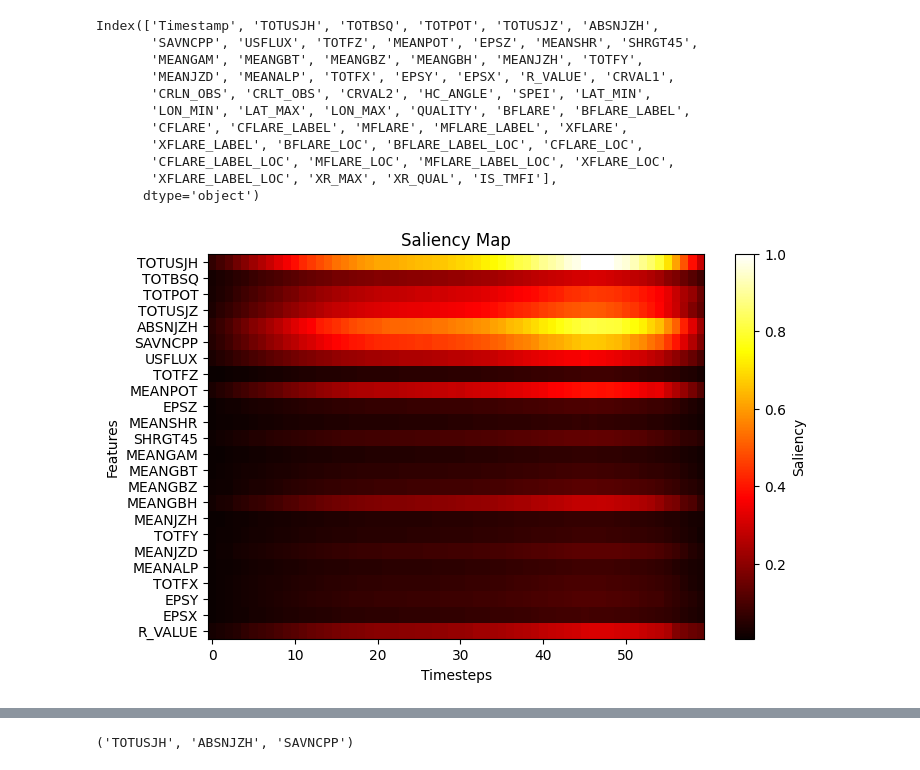
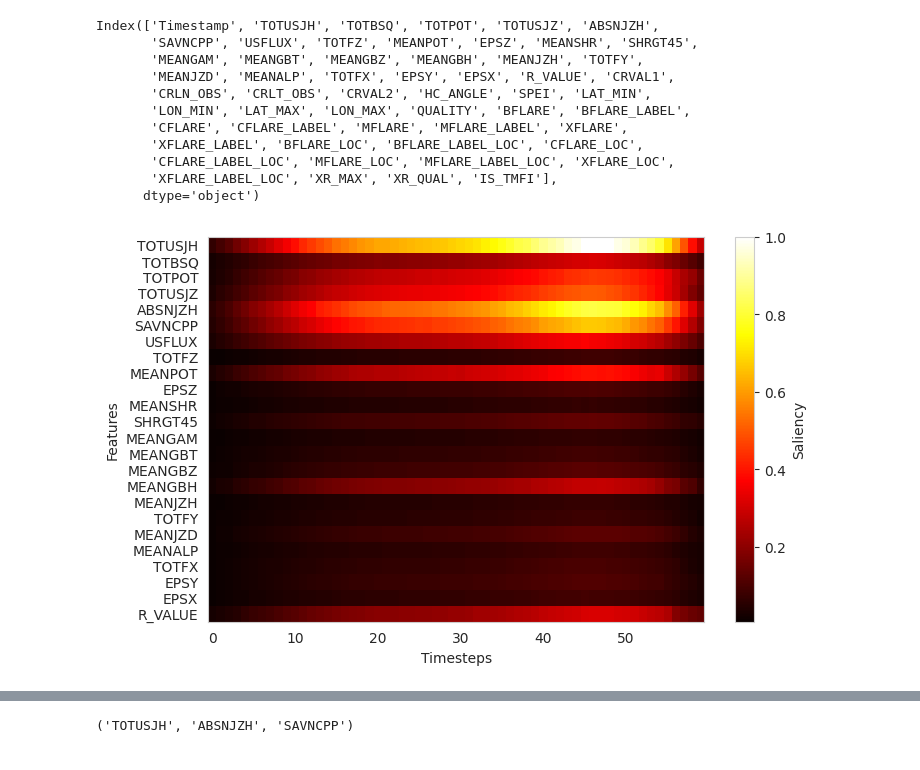
Before and after one commit to foumani/solar_flare_cnn, a Jupyter notebook: tuning_plotting.ipynb, the cells around one changed output, grey strips where cells are left out. Saved outputs shown, nothing was run; the diff lists cells and outputs as text; code cells hidden in the pictures.

```diff
--- a/tuning_plotting.ipynb
+++ b/tuning_plotting.ipynb
@@ -32,16 +42,17 @@ words = data.data_columns(args)[1:25]
 # %%
 plt.figure(figsize=(8, 5))
 plt.imshow(saliency, aspect='auto', cmap='hot')
 plt.colorbar(label='Saliency')
 plt.xlabel('Timesteps')
 plt.ylabel('Features')
-plt.title('Saliency Map')
+# plt.title('Saliency Map')
 plt.yticks(np.arange(len(words)), words)
 # saliency = np.sum(saliency, axis=1)
 # plt.savefig(os.path.join(args.log_dir, "saliency_map.eps"))
+plt.grid(False)
 plt.show()
 # %% [output]
-[figure, old version]
+[figure, new version]
 # %%
 saliency_agg = np.mean(saliency, axis=1)
 plt.figure(figsize=(8, 5))
```
Also changed, not shown: parts of 13 cells of this notebook, 41 other files.
